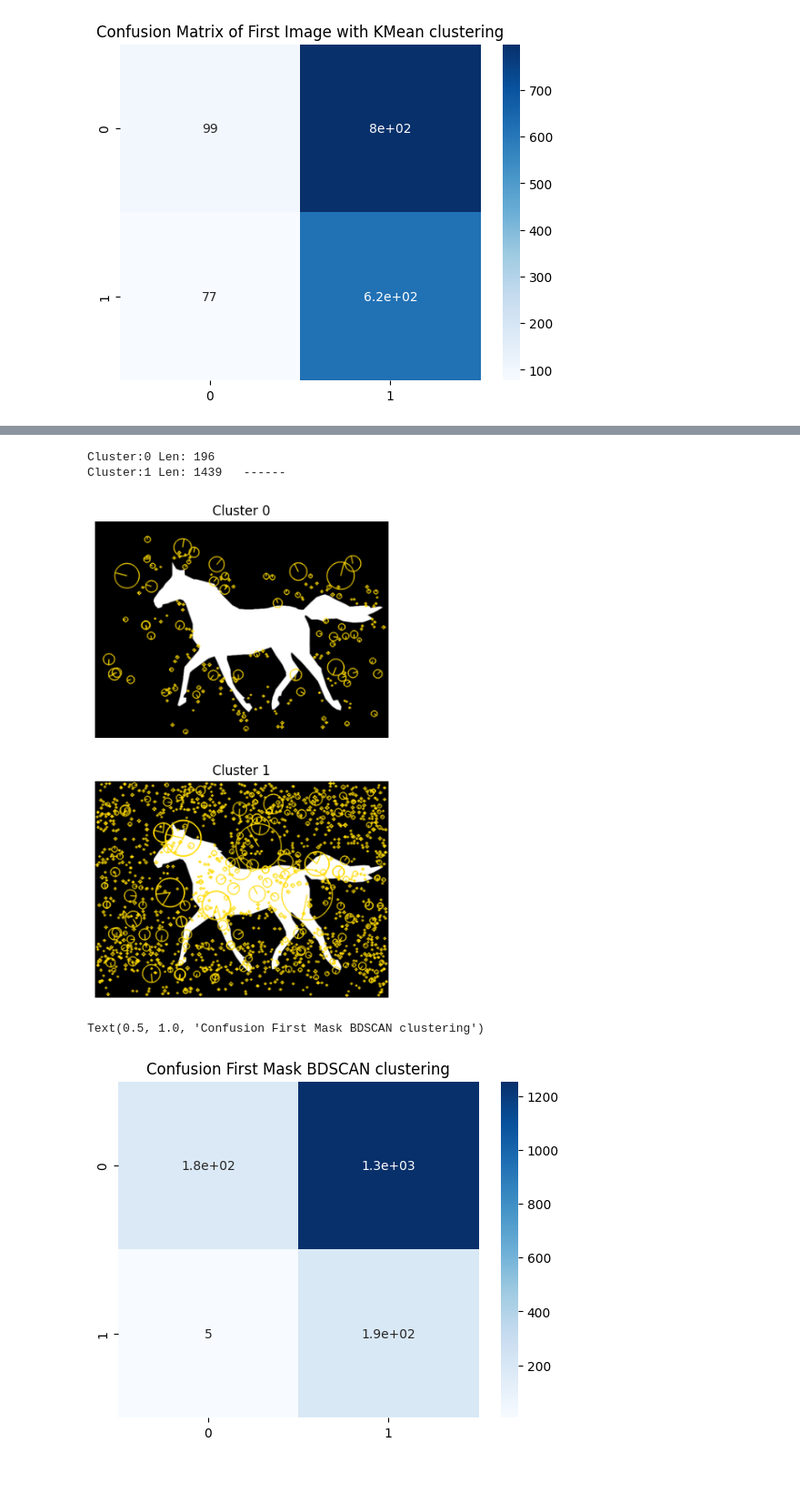
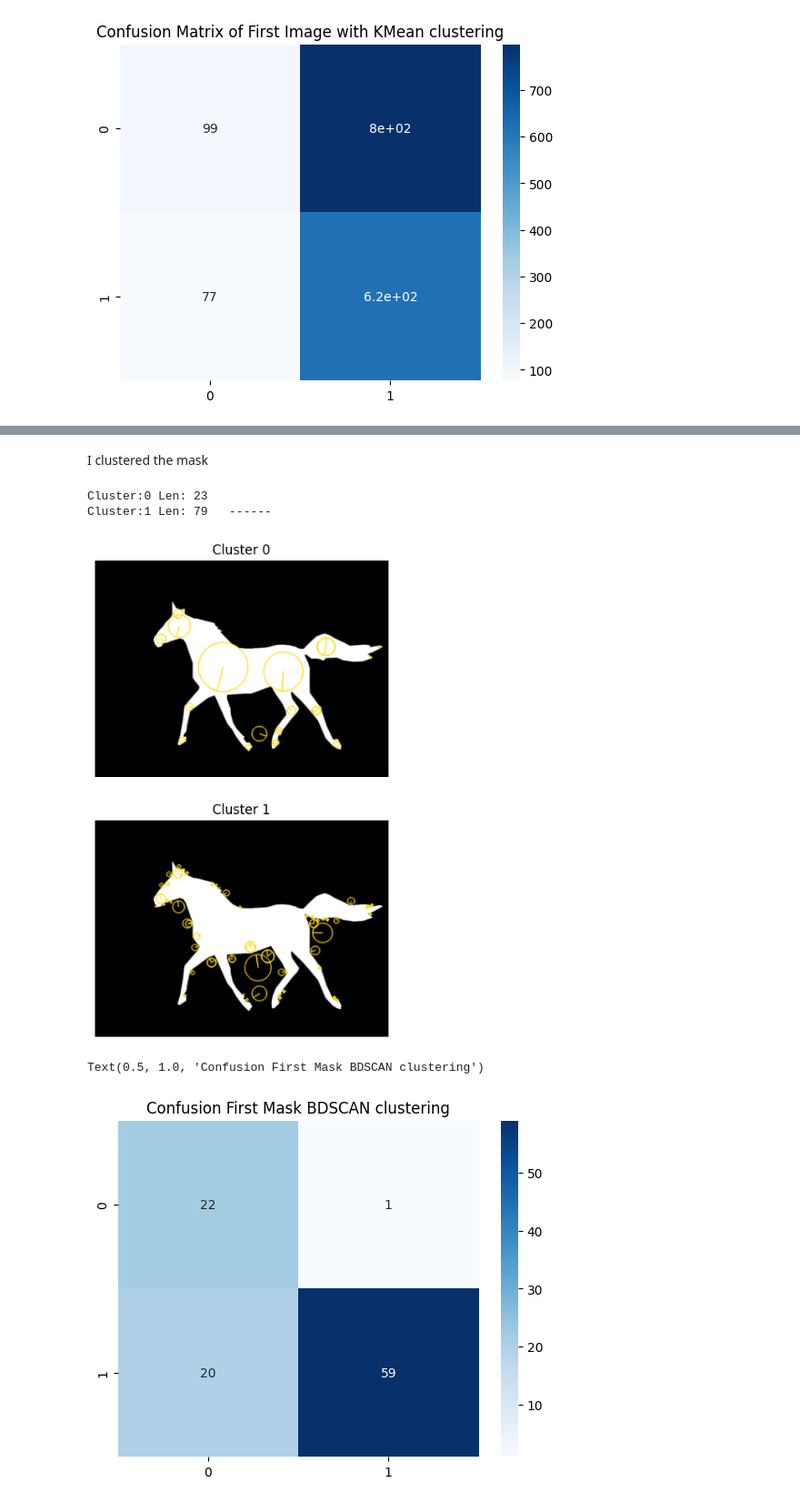
Before and after one commit to lesi-nedo/ISPR_assignments, a Jupyter notebook: Assignment_6_o_nedobiychuk.ipynb, the cells around one changed output, grey strips where cells are left out. Shown at 91% size. Saved outputs shown, nothing was run; the diff lists cells and outputs as text; code cells hidden in the pictures; blank space fills up the shorter version.

```diff
--- a/Assignment_6_o_nedobiychuk.ipynb
+++ b/Assignment_6_o_nedobiychuk.ipynb
@@ -68,8 +72,7 @@ def norm_descriptors(desc):
 
 
 for gray in all_images:
-  kp = sift.detect(gray, None)
-  kp, des = sift.compute(gray, kp)
+  kp, des = sift.detectAndCompute(gray,None)
   all_kps.append(kp)
   des = norm_descriptors(des)
   all_descriptors.append(des)
@@ -106,8 +113,7 @@ all_descriptors_masks = []
 kp_mask = None
 horse_mask = masks['horse001_mask.png']
 for mask in masks.values():
-  kp_mask = sift.detect(mask, None)
-  kp_mask, des = sift.compute(mask, kp)
+  kp_mask, des = sift.detectAndCompute(mask, None)
   des = norm_descriptors(des)
   all_descriptors_masks.append(des)
 
@@ -391,15 +425,17 @@ plot_des(all_kmean_labels_mask, ind=0, all_descriptors=all_descriptors_masks, al
+# %% [markdown]
+I clustered the mask
 # %%
 plot_clust(all_kmean_labels_mask[0], kp_mask, horse_mask, [0, 1], cols=2)
 # %% [output]
-Cluster:0 Len: 196
-Cluster:1 Len: 1439   ------
+Cluster:0 Len: 23
+Cluster:1 Len: 79   ------
-[figure, old version]
+[figure, new version]
 # %%
 horse_ind = 0
-horse_cluster = 1 #suppose cluster 1 is the horse
+horse_cluster = 0 #suppose cluster 0 is the horse
 cm = comp_cm(all_kmean_labels_mask[horse_ind], horse_cluster, horse_ind, kp_mask, horse_mask)
 sns.heatmap(cm, annot=True, cmap=plt.cm.Blues)
 plt.title("Confusion First Mask BDSCAN clustering")
 # %% [output]
 Text(0.5, 1.0, 'Confusion First Mask BDSCAN clustering')
-[figure, old version]
+[figure, new version]
```
Also changed, not shown: parts of 28 cells of this notebook.
